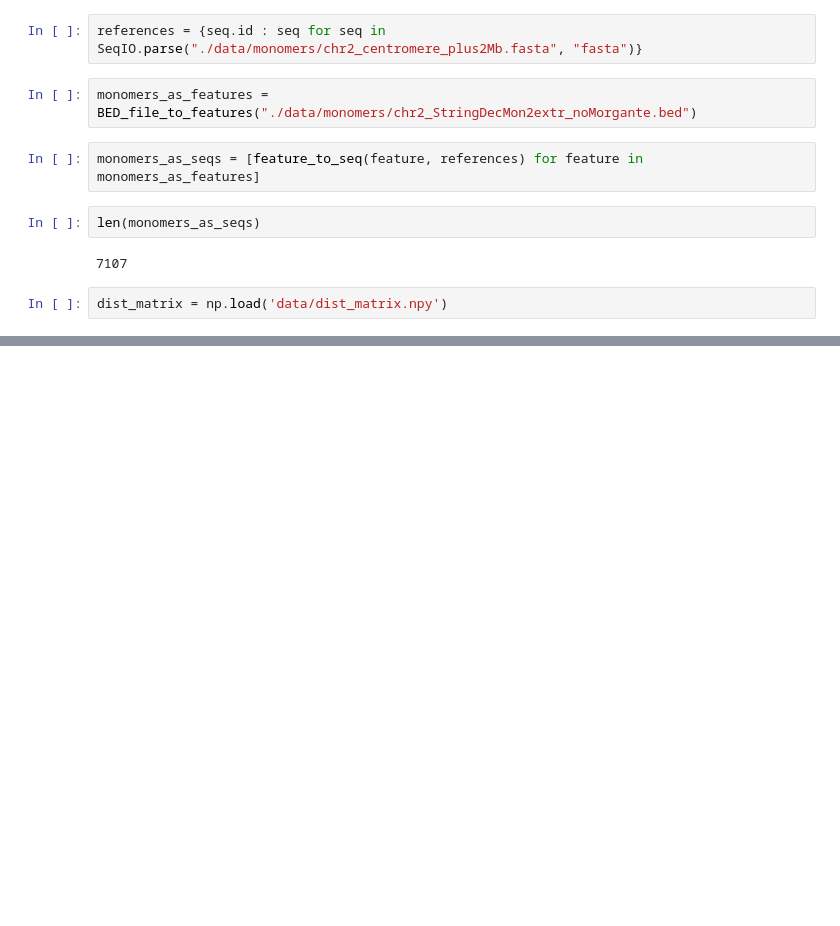
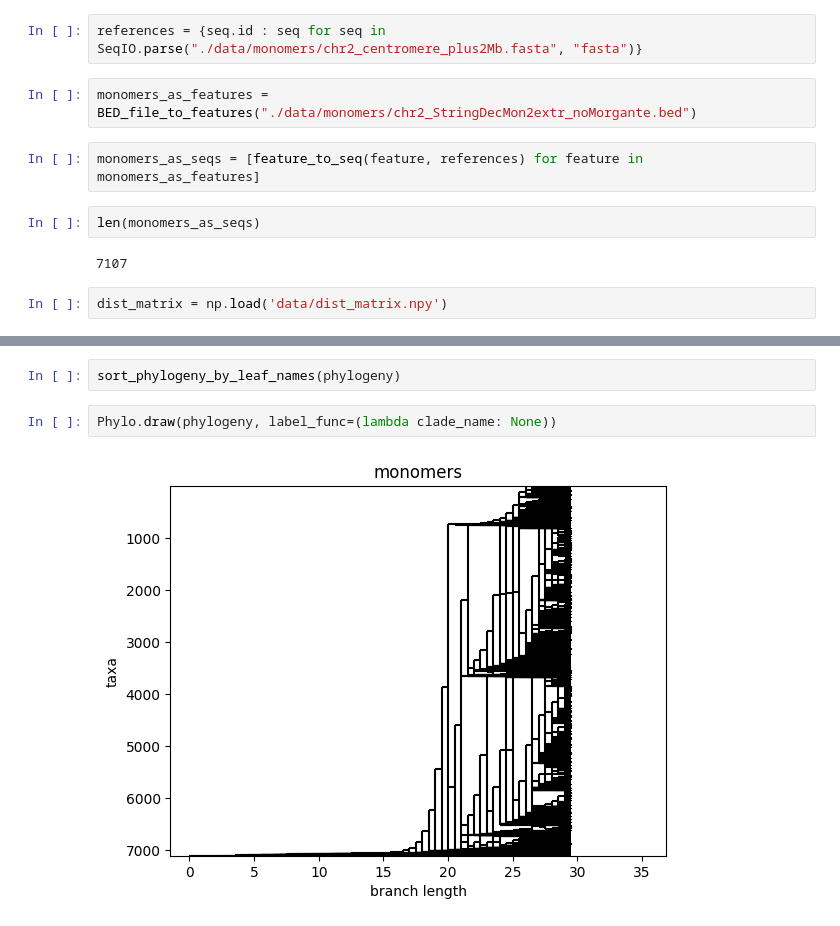
Before and after one commit to CENdetectHOR/CENdetectHOR_lib, a Jupyter notebook: hierarchicalClustering.ipynb, the cells around one changed output, grey strips where cells are left out. Drawn from its saved outputs; the diff is of its cells as text; blank space fills up the shorter version.

```diff
--- a/hierarchicalClustering.ipynb
+++ b/hierarchicalClustering.ipynb
@@ -34,0 +35,6 @@ Phylo.draw(philogeny, label_func=(lambda clade_name: None))
+# %%
+sort_phylogeny_by_leaf_names(phylogeny)
+# %%
+Phylo.draw(phylogeny, label_func=(lambda clade_name: None))
+# %% [output]
+[figure, added]
```
Also changed, not shown: parts of 3 cells of this notebook, 1 other file.
